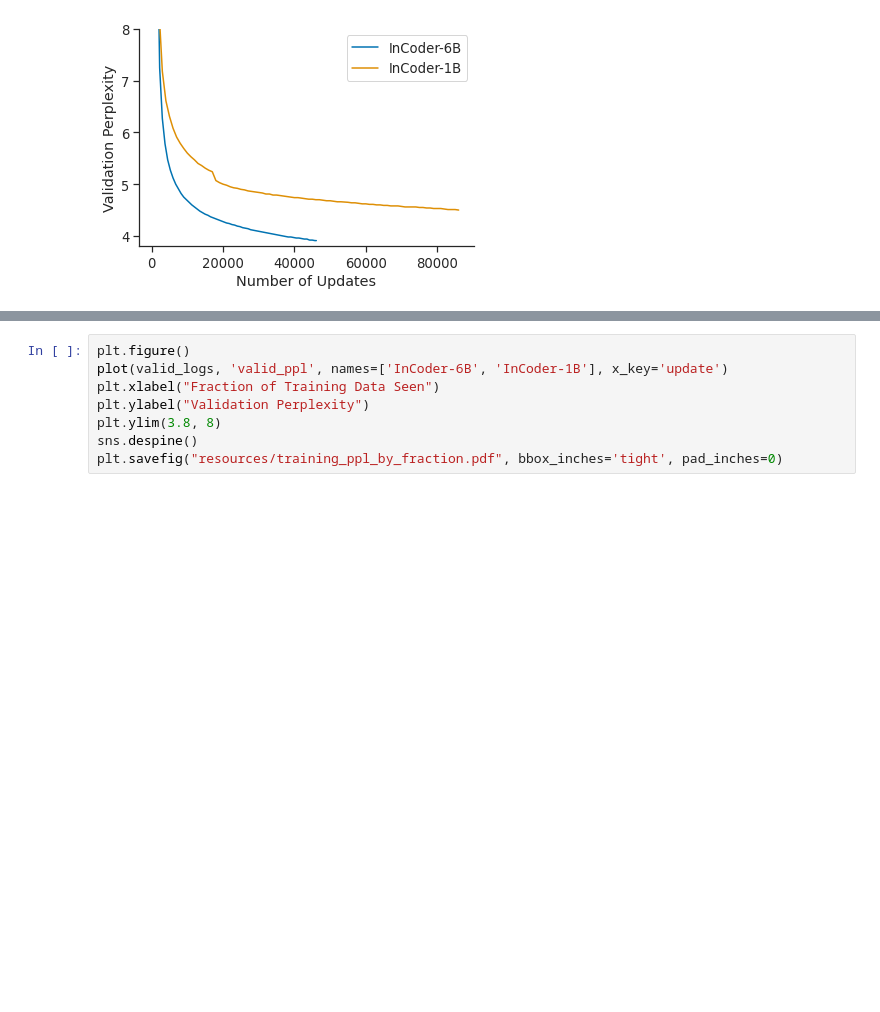
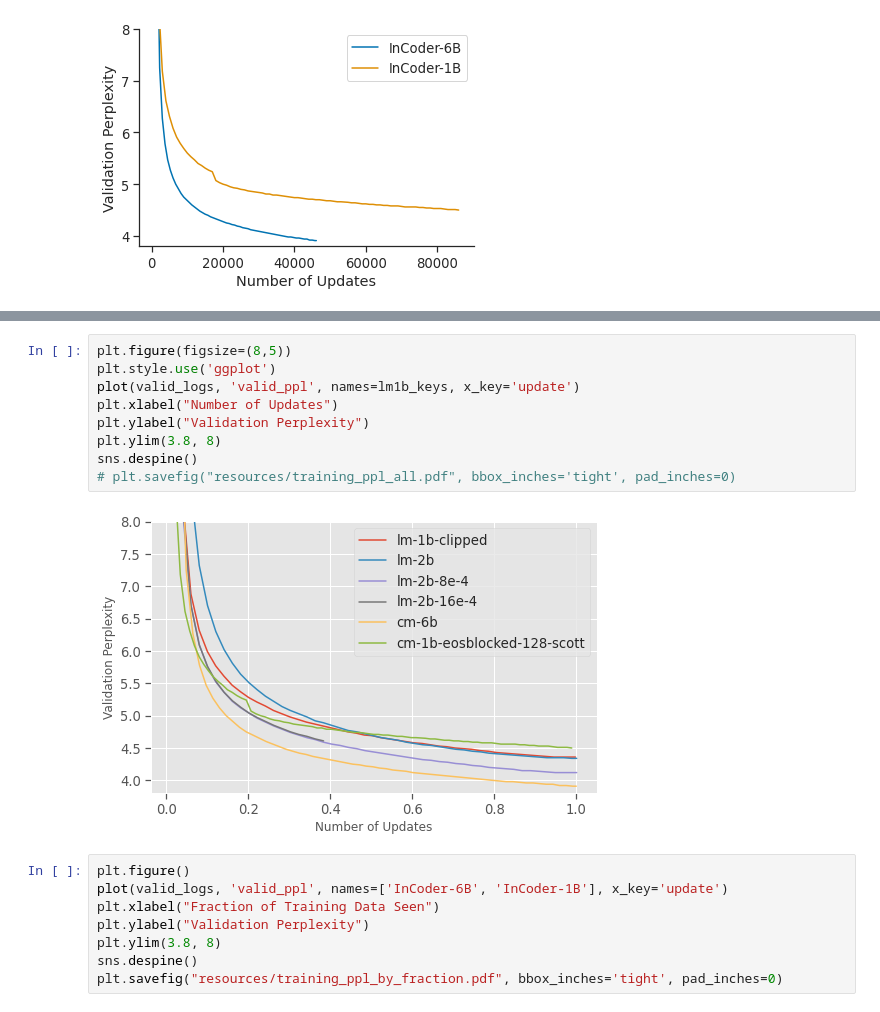
Before and after one commit to Eric-Wallace/codex, a Jupyter notebook: notebooks/logs_dfried.ipynb, the cells around one changed output, grey strips where cells are left out. Drawn from its saved outputs; the diff is of its cells as text; blank space fills up the shorter version.

```diff
--- a/notebooks/logs_dfried.ipynb
+++ b/notebooks/logs_dfried.ipynb
@@ -225,3 +238,14 @@ plt.savefig("resources/training_ppl_all.pdf", bbox_inches='tight', pad_inches=0)
+# %%
+plt.figure(figsize=(8,5))
+plt.style.use('ggplot')
+plot(valid_logs, 'valid_ppl', names=lm1b_keys, x_key='update')
+plt.xlabel("Number of Updates")
+plt.ylabel("Validation Perplexity")
+plt.ylim(3.8, 8)
+sns.despine()
+# plt.savefig("resources/training_ppl_all.pdf", bbox_inches='tight', pad_inches=0)
+# %% [output]
+[figure, added]
 # %%
 plt.figure()
 plot(valid_logs, 'valid_ppl', names=['InCoder-6B', 'InCoder-1B'], x_key='update')
```
Also changed, not shown: parts of 2 cells of this notebook, 9 other files.
